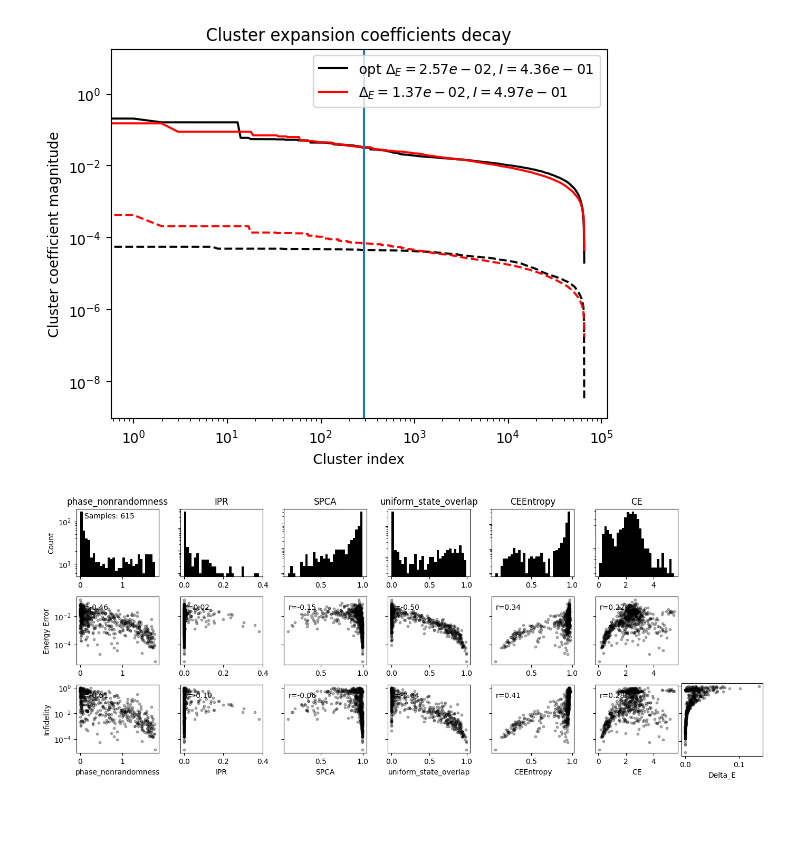
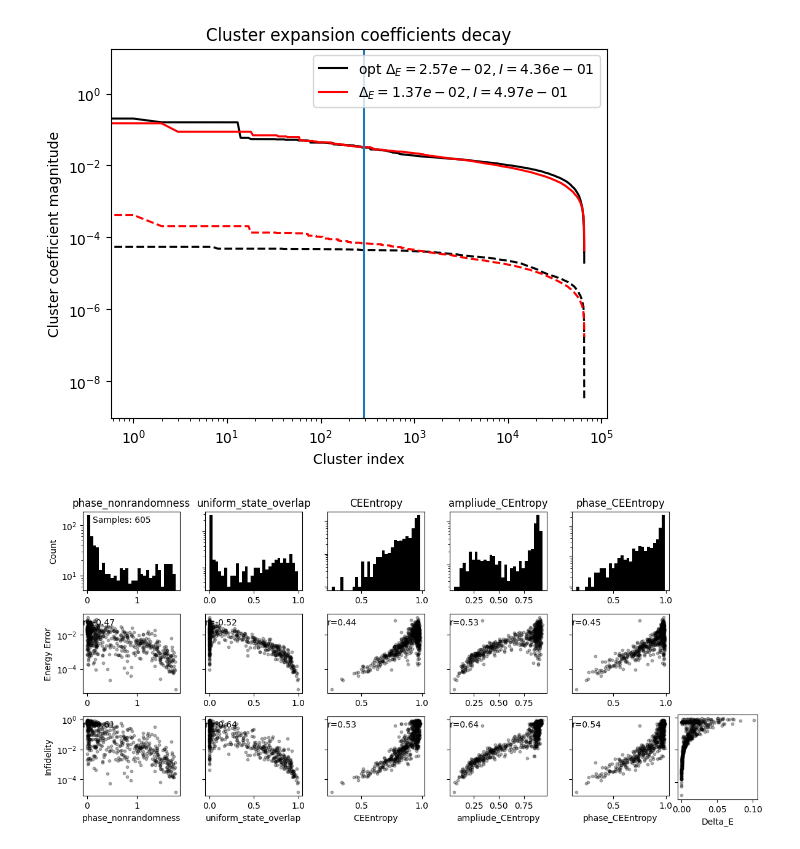
Before and after one commit to NilsNiggemann/DataMiningRBMs, a Jupyter notebook: ana_notebooks/optimal_rotations.ipynb, the cells around one changed output. Drawn from its saved outputs; the diff is of its cells as text; code cells hidden in the pictures; blank space fills up the shorter version.

Commit message:
CE entropy hypotheses

```diff
--- a/ana_notebooks/optimal_rotations.ipynb
+++ b/ana_notebooks/optimal_rotations.ipynb
@@ -321,7 +321,7 @@ len(sortedopt), len(filt_sortedopt)
 # %% [output]
 (700, 606)
 # %%
-def plotCorrelations(df_eval, hypotheses, plt_fig=None, text_offset=None, color="black", alphamod=1., ylog=False, xlog=False, pearson=False):
+def plotCorrelations(df_eval, hypotheses, plt_fig=None, text_offset=None, color="black", alphamod=1., ylog=False, xlog=False, pearson=False, logpearson=False):
     scatter_size = 10
     N = len(hypotheses)
     if plt_fig is None:
@@ -375,12 +375,19 @@ def plotCorrelations(df_eval, hypotheses, plt_fig=None, text_offset=None, color=
             axes[0, idx].set_xscale('log')
             axes[1, idx].set_xscale('log')
             axes[2, idx].set_xscale('log')
+        from scipy.stats import pearsonr
         if pearson:
-            from scipy.stats import pearsonr
             r_deltaE, _ = pearsonr(data, df_eval["Delta_E"])
             r_infidelity, _ = pearsonr(data, df_eval["infidelity"])
-            axes[1, idx].text(0.05, 0.9, f"r={r_deltaE:.2f}", transform=axes[1, idx].transAxes, fontsize=10, color=color, ha="left", va="top")
-            axes[2, idx].text(0.05, 0.9, f"r={r_infidelity:.2f}", transform=axes[2, idx].transAxes, fontsize=10, color=color, ha="left", va="top")
+
+            axes[1, idx].text(0.00, 0.95, f"r={r_deltaE:.2f}", transform=axes[1, idx].transAxes, fontsize=10, color=color, ha="left", va="top")
+            axes[2, idx].text(0.00, 0.95, f"r={r_infidelity:.2f}", transform=axes[2, idx].transAxes, fontsize=10, color=color, ha="left", va="top")
+        if logpearson:
+            r_deltaE, _ = pearsonr(data, np.log(df_eval["Delta_E"]))
+            r_infidelity, _ = pearsonr(data, np.log(df_eval["infidelity"]))
+
+            axes[1, idx].text(0.00, 0.9, f"r={r_deltaE:.2f}", transform=axes[1, idx].transAxes, fontsize=10, color=color, ha="left", va="top")
+            axes[2, idx].text(0.00, 0.9, f"r={r_infidelity:.2f}", transform=axes[2, idx].transAxes, fontsize=10, color=color, ha="left", va="top")
     plt.tight_layout()
 
     bottom_right_ax.set_position([0.87, 0.1, 0.1, 0.23])
@@ -461,39 +466,55 @@ def cluster_expansion_decay(logpsi,hilbert, max_N):
 def CEdecay(psi):
     hilbert = nk.hilbert.Spin(1/2, N=16)
     ce1 = cluster_expansion_decay(np.log(psi), hilbert, max_N=16**2+32)
     return ce1
     # ce2 = cluster_expansion_decay(psi, hilbert, max_N=16**2+32)
     # return np.min([ce1, ce2])
-def CEEntropy(psi):
+
+def CEEntropy(logpsi):
     hilbert = nk.hilbert.Spin(1/2, N=16)
 
-    cluster_coeffs_test_exact = ce.fwht_coeffs_in_cluster_col_order(np.log(psi), hilbert)
-    sorted_c = sort_normalize(cluster_coeffs_test_exact)
+    ce1 = ce.fwht_coeffs_in_cluster_col_order(logpsi, hilbert)
+    sorted_c = sort_normalize(ce1)
     sorted_c = sorted_c / np.sum(sorted_c)
     num_c = len(sorted_c)
     return -1/np.log(num_c) * np.sum(sorted_c * np.log(sorted_c))
     # ce2 = cluster_expansion_decay(psi, hilbert, max_N=16**2+32)
     # return np.min([ce1, ce2])
 
+def min_CEEntropy(psi):
+    return min(CEEntropy(psi), CEEntropy(np.log(psi)),CEEntropy(np.sqrt(psi)), CEEntropy(np.sqrt(psi)),  CEEntropy(np.exp(psi)) )
 # Ensure the hypotheses dictionary includes the CEdecay function
+def amplitude_CEEntropy(psi):
+    return CEEntropy(np.log(np.abs(psi)))
+def phase_CEEntropy(psi):
+    return CEEntropy(np.sign(psi))
 
 def phase_nonrandomness(psi):
     sigma = std_phase(psi)
     return np.abs(sigma - np.pi/np.sqrt(3))
 
+def prod_CE_entropy(psi):
+    aE = amplitude_CEEntropy(psi)
+    pE = phase_CEEntropy(psi)
+    return min(aE*pE,aE,pE)
+
 hyptheses_CC = {
     "phase_nonrandomness": phase_nonrandomness,
-    "IPR": ipr,
-    "SPCA": pca_entropy,
+    # "IPR": ipr,
+    # "SPCA": pca_entropy,
     "uniform_state_overlap": uniform_state_overlap,
-    # "uniform_state_overlap2": uniform_state_overlap,
     "CEEntropy": CEEntropy,
-    "CE": CEdecay,
+    "ampliude_CEntropy" : amplitude_CEEntropy,
+    "phase_CEEntropy" : phase_CEEntropy,
+    # "prod_CE_entropy" : prod_CE_entropy,
+    # "min_CEEntropy": min_CEEntropy,
 }
 # Filter the dataframe and plot correlations
-infidelityrange = (0, 0.95)
+infidelityrange = (0, 0.9)
 df_eval = filter_dataframe_by_range(df_opt, 'infidelity', *infidelityrange).copy()
+# df_eval = filter_dataframe_by_range(df_eval, 'uniform_state_overlap', 0.05,1.0).copy()
+# df_eval = df_eval.head(100)
 df_eval = analysis.attach_hypotheses_fields(df_eval, hyptheses_CC)
 plt_fig = plotCorrelations(df_eval, hyptheses_CC, ylog=True, xlog=False, pearson=True)
 # %% [output]
-[figure, old version]
+[figure, new version]
```
Also changed, not shown: parts of 4 cells of this notebook.
